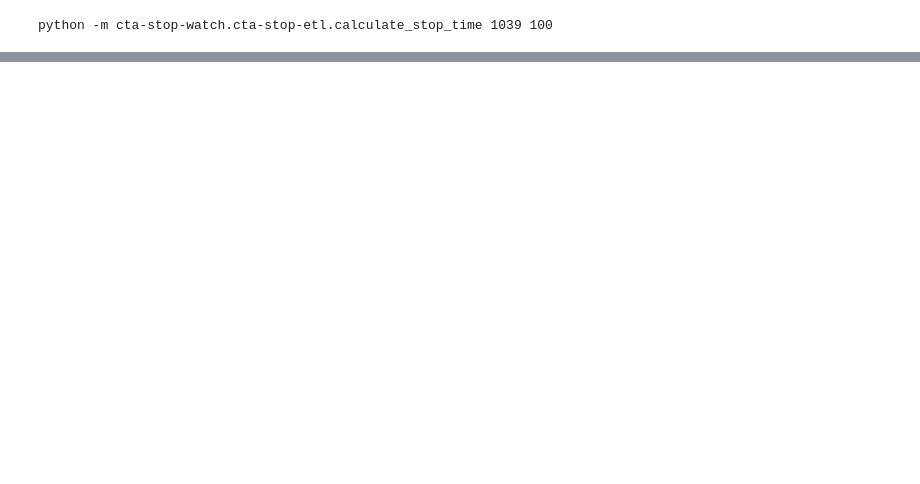
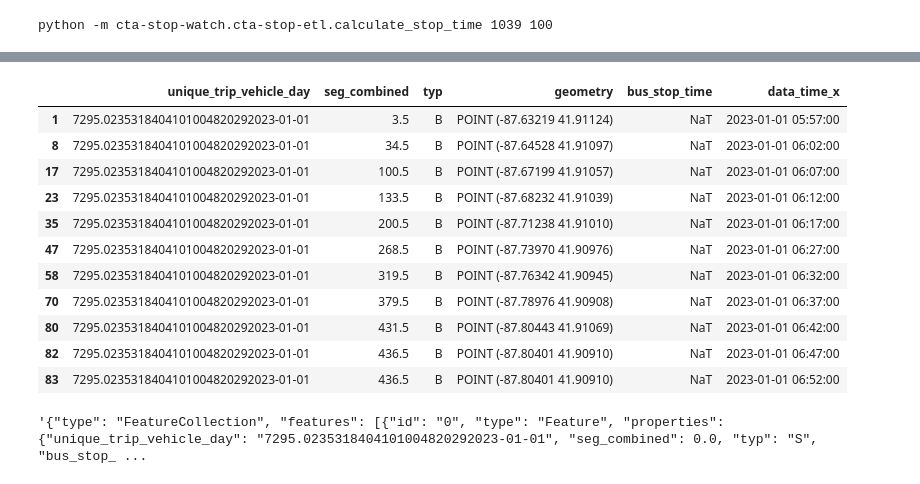
Before and after one commit to mansueto-institute/cta-stop-watch, a Jupyter notebook: cta-stop-watch/scratch/map_external.ipynb, the cells around one changed output, grey strips where cells are left out. Cells and saved outputs as stored; diff of their text form; code cells hidden in the pictures; blank space fills up the shorter version.

```diff
--- a/cta-stop-watch/scratch/map_external.ipynb
+++ b/cta-stop-watch/scratch/map_external.ipynb
@@ -153,4 +153,4 @@ m
 # %% [output]
 [interactive output not drawn]
 # %%
-df = pd.read_csv("/Users/austinsteinhart/Desktop/CAPP/cta-stop-watch/test_full_pattern.csv")
+df = gpd.read_parquet("/Users/austinsteinhart/Desktop/CAPP/cta-stop-watch/test_full_pattern.parquet")
@@ -165,3 +156,0 @@ ValueError: No geometry columns are included in the columns read from
-# %%
-df = pd.read_parquet("/Users/austinsteinhart/Desktop/CAPP/cta-stop-watch/cta-stop-watch/cta-stop-etl/out/patterns/pid_23279_stop.parquet")
-df
@@ -182,4 +156,0 @@ df
-# %%
-df['geometry'] = df['location'].astype(str).apply(wkt.loads)
-
-gdf = gpd.GeoDataFrame(df, geometry='geometry', crs='epsg:26971')
@@ -185,0 +173,15 @@ gdf = gpd.GeoDataFrame(df, geometry='geometry', crs='epsg:26971')
+# %%
+df[df['typ'] == 'B']
+# %% [output]
+|  | unique_trip_vehicle_day | seg_combined | typ | geometry | bus_stop_time | data_time_x |
+| 1 | 7295.0235318404101004820292023-01-01 | 3.5 | B | POINT (-87.63219 41.91124) | NaT | 2023-01-01 05:57:00 |
+| 8 | 7295.0235318404101004820292023-01-01 | 34.5 | B | POINT (-87.64528 41.91097) | NaT | 2023-01-01 06:02:00 |
+| 17 | 7295.0235318404101004820292023-01-01 | 100.5 | B | POINT (-87.67199 41.91057) | NaT | 2023-01-01 06:07:00 |
+| 23 | 7295.0235318404101004820292023-01-01 | 133.5 | B | POINT (-87.68232 41.91039) | NaT | 2023-01-01 06:12:00 |
+| 35 | 7295.0235318404101004820292023-01-01 | 200.5 | B | POINT (-87.71238 41.91010) | NaT | 2023-01-01 06:17:00 |
+| 47 | 7295.0235318404101004820292023-01-01 | 268.5 | B | POINT (-87.73970 41.90976) | NaT | 2023-01-01 06:27:00 |
+| 58 | 7295.0235318404101004820292023-01-01 | 319.5 | B | POINT (-87.76342 41.90945) | NaT | 2023-01-01 06:32:00 |
+| 70 | 7295.0235318404101004820292023-01-01 | 379.5 | B | POINT (-87.78976 41.90908) | NaT | 2023-01-01 06:37:00 |
+| 80 | 7295.0235318404101004820292023-01-01 | 431.5 | B | POINT (-87.80443 41.91069) | NaT | 2023-01-01 06:42:00 |
+| 82 | 7295.0235318404101004820292023-01-01 | 436.5 | B | POINT (-87.80401 41.90910) | NaT | 2023-01-01 06:47:00 |
+| 83 | 7295.0235318404101004820292023-01-01 | 436.5 | B | POINT (-87.80401 41.90910) | NaT | 2023-01-01 06:52:00 |
@@ -186 +193,5 @@ gdf = gpd.GeoDataFrame(df, geometry='geometry', crs='epsg:26971')
+# %%
+test
+# %% [output]
+'{"type": "FeatureCollection", "features": [{"id": "0", "type": "Feature", "properties": {"unique_trip_vehicle_day": "7295.0235318404101004820292023-01-01", "seg_combined": 0.0, "typ": "S", "bus_stop_ ...
 # %%
```
Also changed, not shown: parts of 6 cells of this notebook, 3 other files.
